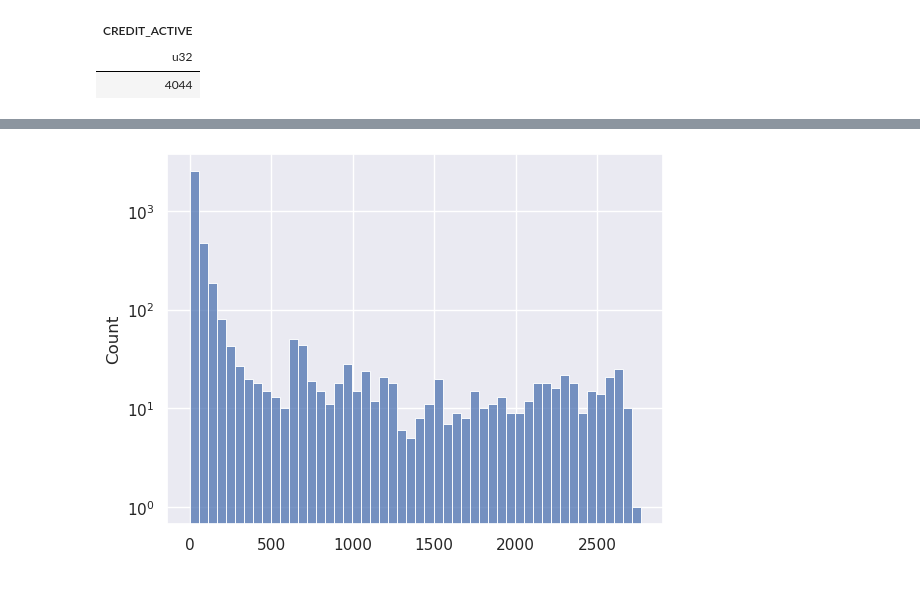
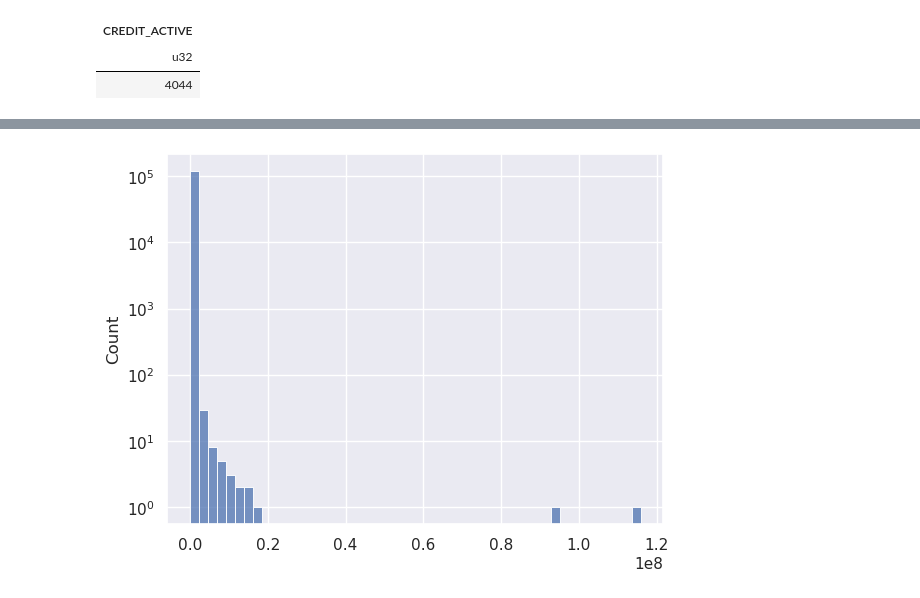
Before and after one commit to gediminas-skvarnavicius/home-credit-group-ml, a Jupyter notebook: EDA.ipynb, the cells around one changed output, grey strips where cells are left out. Drawn from its saved outputs; the diff is of its cells as text; code cells hidden in the pictures.

```diff
--- a/EDA.ipynb
+++ b/EDA.ipynb
@@ -317,5 +346,5 @@ shape: (1, 1)
 # %%
-sns.histplot(bureau.filter((pl.col('CREDIT_ACTIVE')=="Active") & (pl.col("CREDIT_DAY_OVERDUE")>0))['CREDIT_DAY_OVERDUE'],bins=50)
+sns.histplot(bureau.filter(pl.col('AMT_CREDIT_MAX_OVERDUE')>0)['AMT_CREDIT_MAX_OVERDUE'],bins=50)
 plt.yscale('log')
 # %% [output]
-[figure, old version]
+[figure, new version]
```
Also changed, not shown: parts of 5 cells of this notebook, 1 other file.
